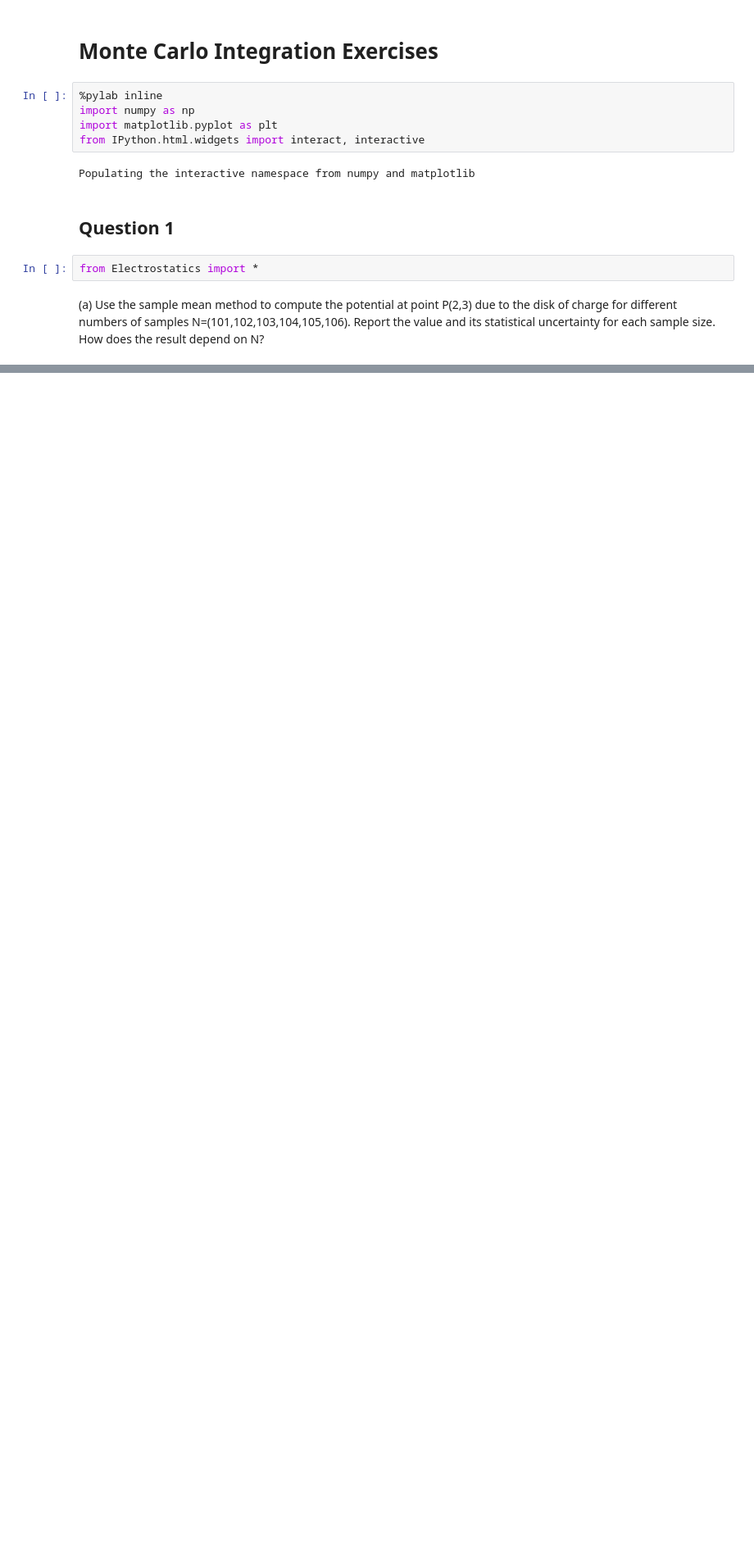
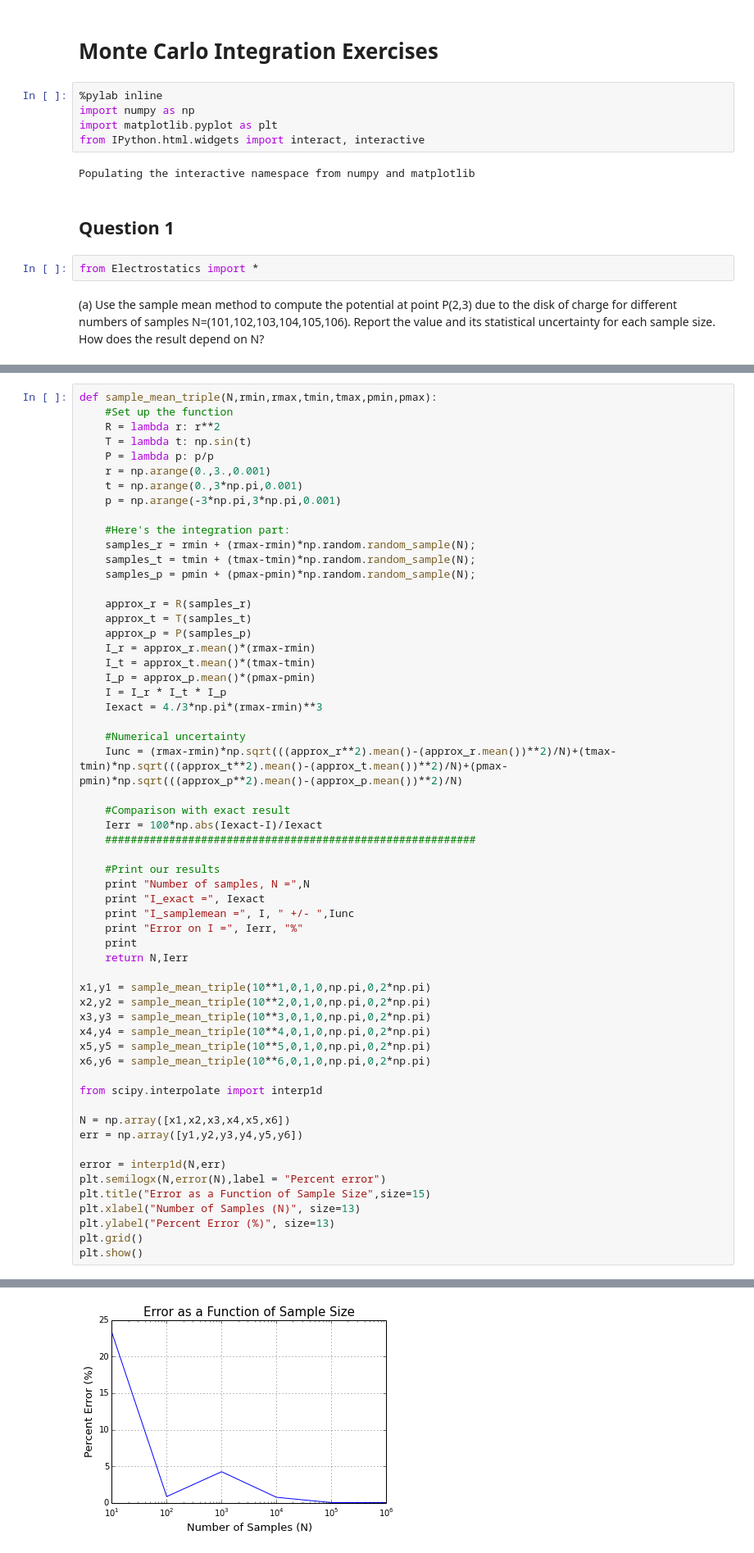
Before and after one commit to bwparry202/PHYS202-S14, a Jupyter notebook: SciPy/MCIntegrationExercises.ipynb, the cells around one changed output, grey strips where cells are left out. Shown at 82% size. Cells and saved outputs as stored; diff of their text form; blank space fills up the shorter version.

Commit message:
random mc tour mc integration and other stuff

```diff
--- a/SciPy/MCIntegrationExercises.ipynb
+++ b/SciPy/MCIntegrationExercises.ipynb
@@ -70,0 +24,59 @@ Error on I = 0.0170202573336 %
+# %%
+def sample_mean_triple(N,rmin,rmax,tmin,tmax,pmin,pmax):
+    #Set up the function
+    R = lambda r: r**2
+    T = lambda t: np.sin(t)
+    P = lambda p: p/p
+    r = np.arange(0.,3.,0.001)
+    t = np.arange(0.,3*np.pi,0.001)
+    p = np.arange(-3*np.pi,3*np.pi,0.001)
+
+    #Here's the integration part:
+    samples_r = rmin + (rmax-rmin)*np.random.random_sample(N);
+    samples_t = tmin + (tmax-tmin)*np.random.random_sample(N);
+    samples_p = pmin + (pmax-pmin)*np.random.random_sample(N);
+
+    approx_r = R(samples_r)
+    approx_t = T(samples_t)
+    approx_p = P(samples_p)
+    I_r = approx_r.mean()*(rmax-rmin)
+    I_t = approx_t.mean()*(tmax-tmin)
+    I_p = approx_p.mean()*(pmax-pmin)
+    I = I_r * I_t * I_p
+    Iexact = 4./3*np.pi*(rmax-rmin)**3
+
+    #Numerical uncertainty
+    Iunc = (rmax-rmin)*np.sqrt(((approx_r**2).mean()-(approx_r.mean())**2)/N)+(tmax-tmin)*np.sqrt(((approx_t**2).mean()-(approx_t.mean())**2)/N)+(pmax-pmin)*np.sqrt(((approx_p**2).mean()-(approx_p.mean())**2)/N)
+
+    #Comparison with exact result
+    Ierr = 100*np.abs(Iexact-I)/Iexact
+    ##########################################################
+
+    #Print our results
+    print "Number of samples, N =",N
+    print "I_exact =", Iexact
+    print "I_samplemean =", I, " +/- ",Iunc
+    print "Error on I =", Ierr, "%"
+    print
+    return N,Ierr
+
+x1,y1 = sample_mean_triple(10**1,0,1,0,np.pi,0,2*np.pi)
+x2,y2 = sample_mean_triple(10**2,0,1,0,np.pi,0,2*np.pi)
+x3,y3 = sample_mean_triple(10**3,0,1,0,np.pi,0,2*np.pi)
+x4,y4 = sample_mean_triple(10**4,0,1,0,np.pi,0,2*np.pi)
+x5,y5 = sample_mean_triple(10**5,0,1,0,np.pi,0,2*np.pi)
+x6,y6 = sample_mean_triple(10**6,0,1,0,np.pi,0,2*np.pi)
+
+from scipy.interpolate import interp1d
+
+N = np.array([x1,x2,x3,x4,x5,x6])
+err = np.array([y1,y2,y3,y4,y5,y6])
+
+error = interp1d(N,err)
+plt.semilogx(N,error(N),label = "Percent error")
+plt.title("Error as a Function of Sample Size",size=15)
+plt.xlabel("Number of Samples (N)", size=13)
+plt.ylabel("Percent Error (%)", size=13)
+plt.grid()
+plt.show()
+# %% [output]
@@ -70,0 +100 @@ Error on I = 0.0170202573336 %
+[figure, added]
```
Also changed, not shown: parts of 18 cells of this notebook, 2 other files.
